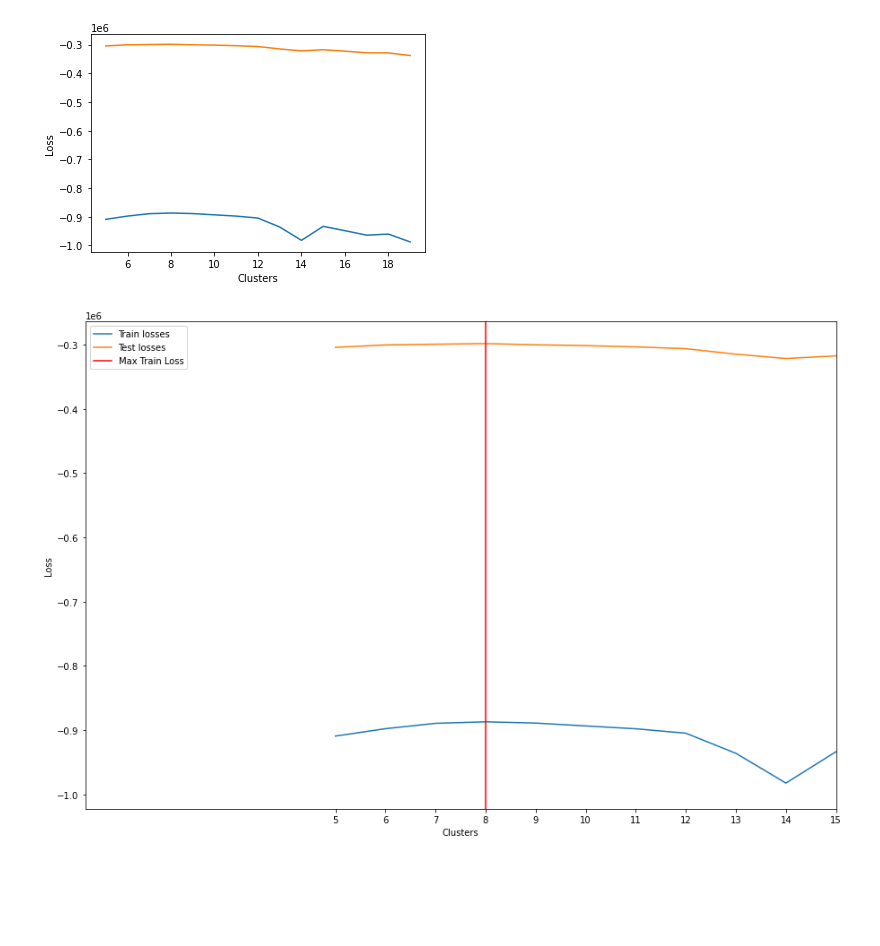
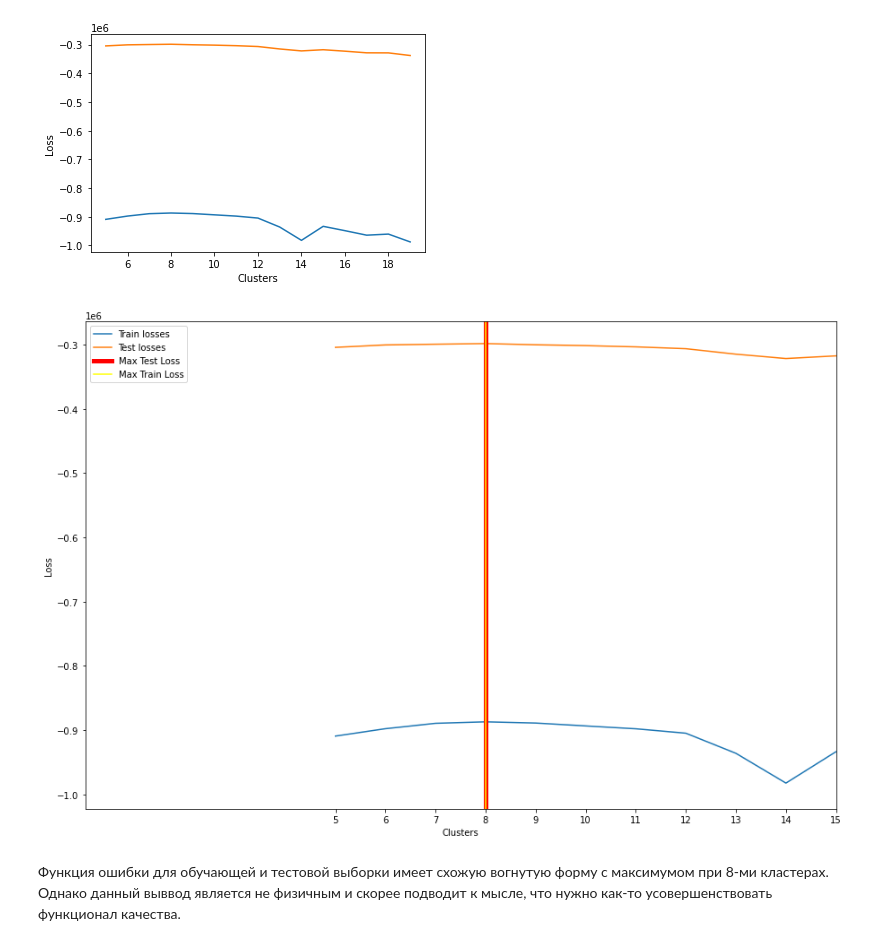
Before and after one commit to JacKira/BayesMethods, a Jupyter notebook: Lab/lab_descr.ipynb, the cells around one changed output. Cells and saved outputs as stored; diff of their text form; code cells hidden in the pictures; blank space fills up the shorter version.

```diff
--- a/Lab/lab_descr.ipynb
+++ b/Lab/lab_descr.ipynb
@@ -585,14 +585,18 @@ plt.show()
 # %%
 %matplotlib inline
 fig, ax = plt.subplots(figsize = (15, 10))
 plt.plot(C, train_losses, label = 'Train losses')
 plt.plot(C, test_losses, label = 'Test losses')
 plt.xlabel('Clusters')
 plt.xticks(C)
 plt.xlim(0, 15)
 plt.ylabel('Loss')
-plt.axvline(C[np.argmax(test_losses)], color = 'r', label = 'Max Train Loss')
+plt.axvline(C[np.argmax(test_losses)], color = 'r', label = 'Max Test Loss', linewidth = 5)
+plt.axvline(C[np.argmax(train_losses)], color = 'yellow', label = 'Max Train Loss')
 plt.legend()
 plt.show()
 # %% [output]
-[figure, old version]
+[figure, new version]
+# %% [markdown]
+Функция ошибки для обучающей и тестовой выборки имеет схожую вогнутую форму с максимумом при 8-ми кластерах.
+Однако данный выввод является не физичным и скорее подводит к мысле, что нужно как-то усовершенствовать функционал качества.
```
